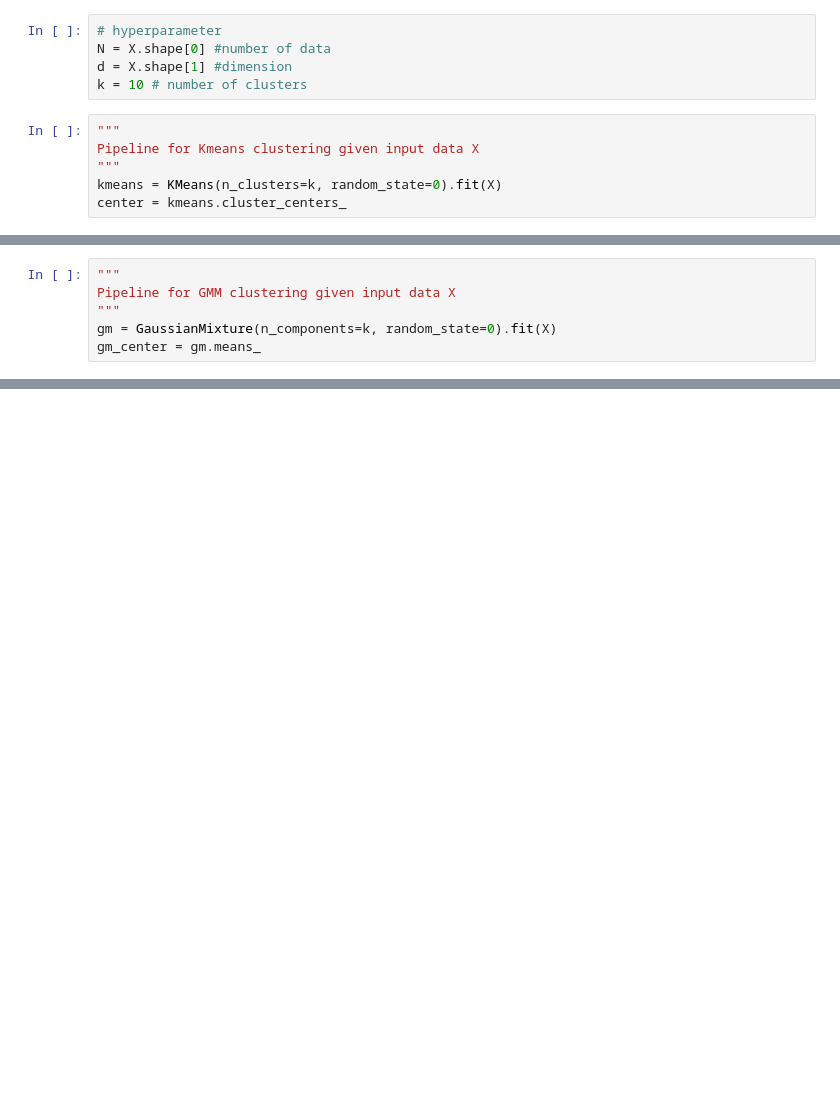
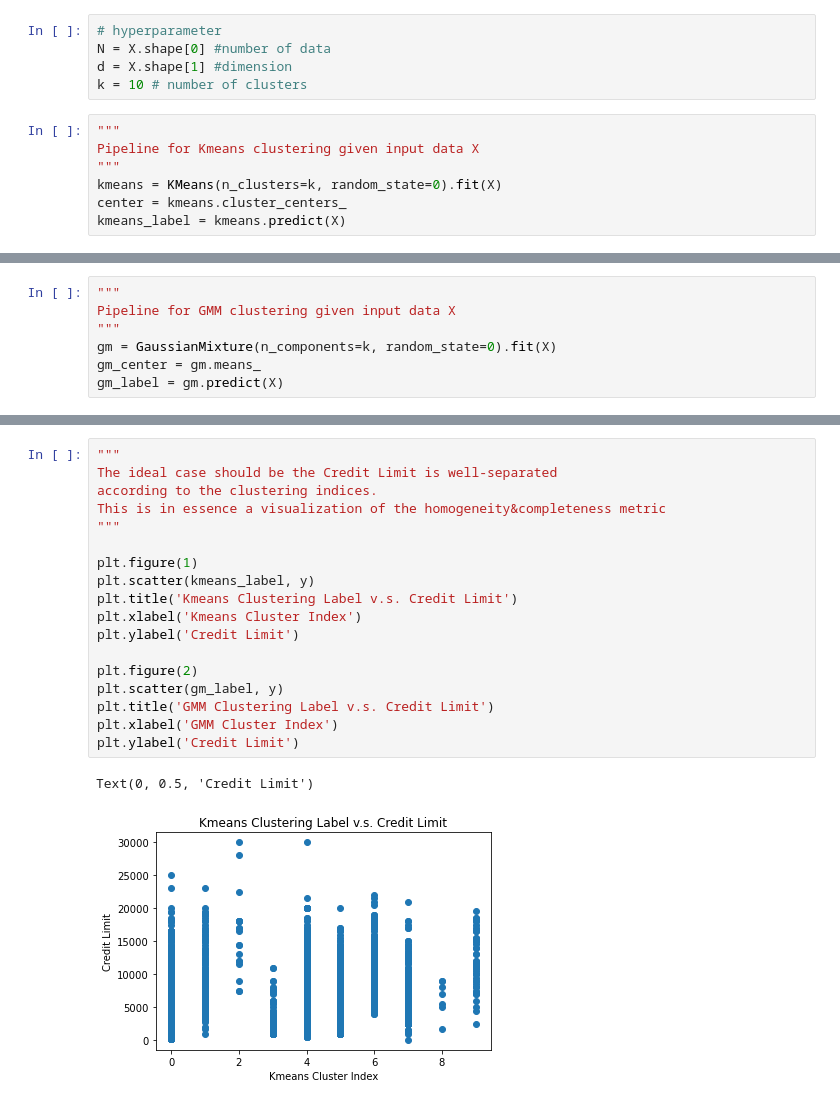
Before and after one commit to Addieduncan/customer-segmentation-project, a Jupyter notebook: inspect_data.ipynb, the cells around one changed output, grey strips where cells are left out. Saved outputs shown, nothing was run; the diff lists cells and outputs as text; blank space fills up the shorter version.

```diff
--- a/inspect_data.ipynb
+++ b/inspect_data.ipynb
@@ -245,6 +245,7 @@ Pipeline for Kmeans clustering given input data X
 """
 kmeans = KMeans(n_clusters=k, random_state=0).fit(X)
 center = kmeans.cluster_centers_
+kmeans_label = kmeans.predict(X)
 # %%
 %matplotlib inline
 plt.figure(0)
@@ -261,4 +265,5 @@ Pipeline for GMM clustering given input data X
 """
 gm = GaussianMixture(n_components=k, random_state=0).fit(X)
 gm_center = gm.means_
+gm_label = gm.predict(X)
 # %%
@@ -269,0 +291,21 @@ plt.title('GMM-Clustering using {} centers'.format(k),fontsize=16, fontweight='b
+# %%
+"""
+The ideal case should be the Credit Limit is well-separated
+according to the clustering indices.
+This is in essence a visualization of the homogeneity&completeness metric
+"""
+
+plt.figure(1)
+plt.scatter(kmeans_label, y)
+plt.title('Kmeans Clustering Label v.s. Credit Limit')
+plt.xlabel('Kmeans Cluster Index')
+plt.ylabel('Credit Limit')
+
+plt.figure(2)
+plt.scatter(gm_label, y)
+plt.title('GMM Clustering Label v.s. Credit Limit')
+plt.xlabel('GMM Cluster Index')
+plt.ylabel('Credit Limit')
+# %% [output]
+Text(0, 0.5, 'Credit Limit')
+[figure, added]
```
Also changed, not shown: parts of 7 cells of this notebook, 2 other files.
